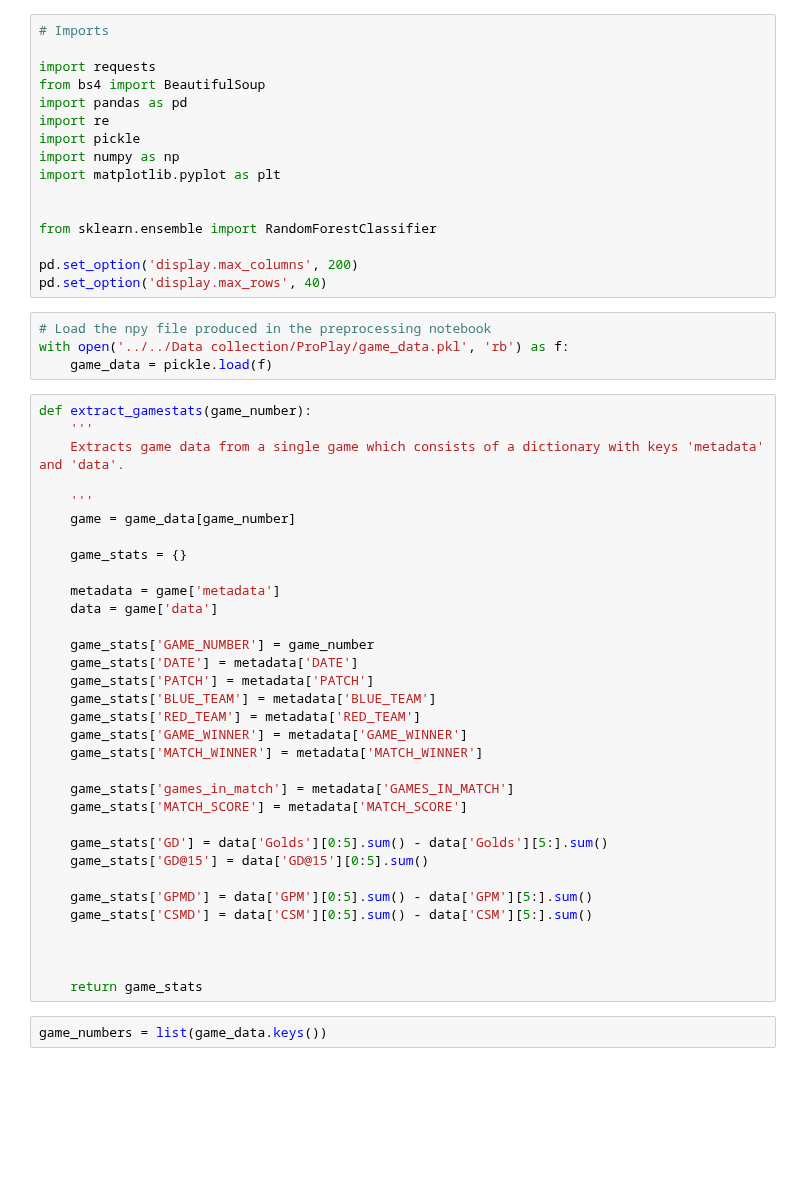
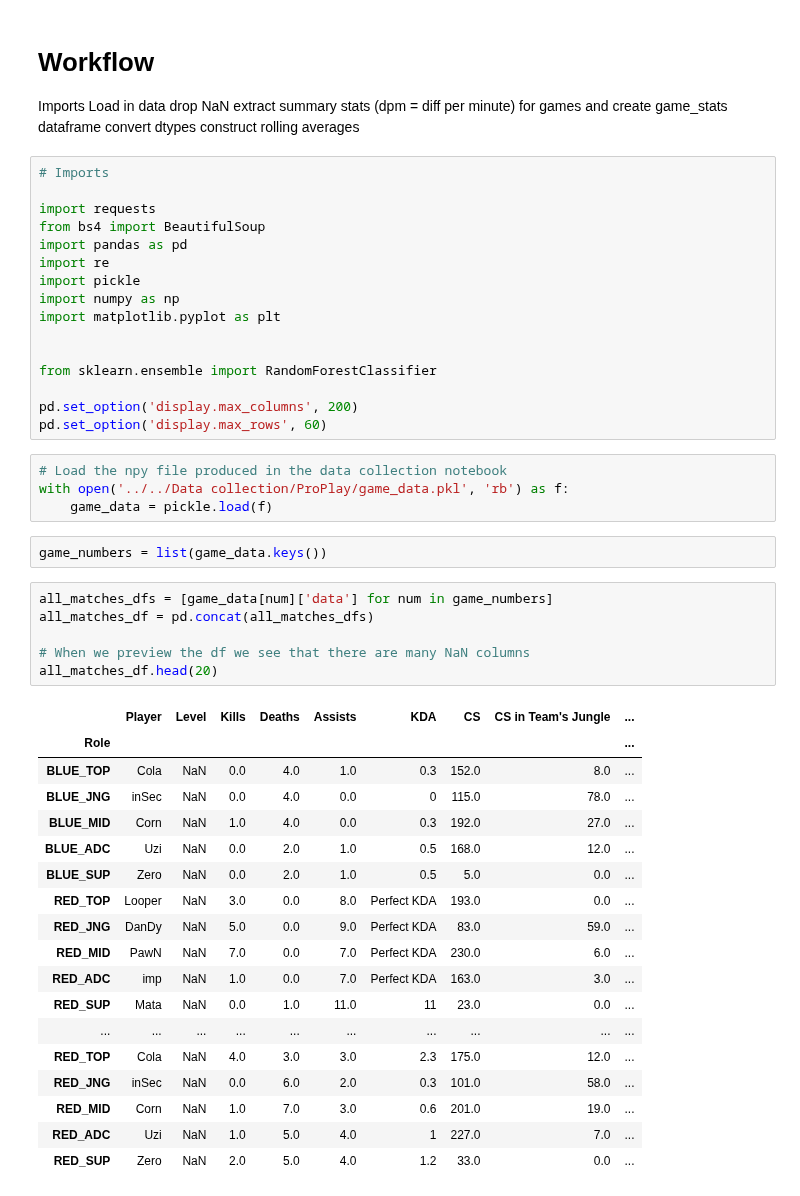
Before and after one commit to Mark-Bugden/League-of-Legends-Win-Prediction, a Jupyter notebook: Preprocessing/ProPlay/ProPlay_preprocessing.ipynb, the cells around one changed output. Cells and saved outputs as stored; diff of their text form; blank space fills up the shorter version.

```diff
--- a/Preprocessing/ProPlay/ProPlay_preprocessing.ipynb
+++ b/Preprocessing/ProPlay/ProPlay_preprocessing.ipynb
@@ -1,3 +1,12 @@
+# %% [markdown]
+# Workflow
+
+Imports
+Load in data
+drop NaN
+extract summary stats (dpm = diff per minute) for games and create game_stats dataframe
+convert dtypes
+construct rolling averages
 # %%
 # Imports
 
@@ -13,43 +22,35 @@ import matplotlib.pyplot as plt
 from sklearn.ensemble import RandomForestClassifier
 
 pd.set_option('display.max_columns', 200)
-pd.set_option('display.max_rows', 40)
+pd.set_option('display.max_rows', 60)
 # %%
-# Load the npy file produced in the preprocessing notebook
+# Load the npy file produced in the data collection notebook
 with open('../../Data collection/ProPlay/game_data.pkl', 'rb') as f:
     game_data = pickle.load(f)
-# %%
-def extract_gamestats(game_number):
-    '''
-    Extracts game data from a single game which consists of a dictionary with keys 'metadata' and 'data'.
-
-    '''
-    game = game_data[game_number]
-
-    game_stats = {}
-
-    metadata = game['metadata']
-    data = game['data']
-
-    game_stats['GAME_NUMBER'] = game_number
-    game_stats['DATE'] = metadata['DATE']
-    game_stats['PATCH'] = metadata['PATCH']
-    game_stats['BLUE_TEAM'] = metadata['BLUE_TEAM']
-    game_stats['RED_TEAM'] = metadata['RED_TEAM']
-    game_stats['GAME_WINNER'] = metadata['GAME_WINNER']
-    game_stats['MATCH_WINNER'] = metadata['MATCH_WINNER']
-
-    game_stats['games_in_match'] = metadata['GAMES_IN_MATCH']
-    game_stats['MATCH_SCORE'] = metadata['MATCH_SCORE']
-
-    game_stats['GD'] = data['Golds'][0:5].sum() - data['Golds'][5:].sum()
-    game_stats['GD@15'] = data['GD@15'][0:5].sum()
-
-    game_stats['GPMD'] = data['GPM'][0:5].sum() - data['GPM'][5:].sum()
-    game_stats['CSMD'] = data['CSM'][0:5].sum() - data['CSM'][5:].sum()
-
-
-
-    return game_stats
 # %%
 game_numbers = list(game_data.keys())
+# %%
+all_matches_dfs = [game_data[num]['data'] for num in game_numbers]
+all_matches_df = pd.concat(all_matches_dfs)
+
+# When we preview the df we see that there are many NaN columns
+all_matches_df.head(20)
+# %% [output]
+|  | Player | Level | Kills | Deaths | Assists | KDA | CS | CS in Team's Jungle | ... |
+| Role |  |  |  |  |  |  |  |  | ... |
+| BLUE_TOP | Cola | NaN | 0.0 | 4.0 | 1.0 | 0.3 | 152.0 | 8.0 | ... |
+| BLUE_JNG | inSec | NaN | 0.0 | 4.0 | 0.0 | 0 | 115.0 | 78.0 | ... |
+| BLUE_MID | Corn | NaN | 1.0 | 4.0 | 0.0 | 0.3 | 192.0 | 27.0 | ... |
+| BLUE_ADC | Uzi | NaN | 0.0 | 2.0 | 1.0 | 0.5 | 168.0 | 12.0 | ... |
+| BLUE_SUP | Zero | NaN | 0.0 | 2.0 | 1.0 | 0.5 | 5.0 | 0.0 | ... |
+| RED_TOP | Looper | NaN | 3.0 | 0.0 | 8.0 | Perfect KDA | 193.0 | 0.0 | ... |
+| RED_JNG | DanDy | NaN | 5.0 | 0.0 | 9.0 | Perfect KDA | 83.0 | 59.0 | ... |
+| RED_MID | PawN | NaN | 7.0 | 0.0 | 7.0 | Perfect KDA | 230.0 | 6.0 | ... |
+| RED_ADC | imp | NaN | 1.0 | 0.0 | 7.0 | Perfect KDA | 163.0 | 3.0 | ... |
+| RED_SUP | Mata | NaN | 0.0 | 1.0 | 11.0 | 11 | 23.0 | 0.0 | ... |
+| ... | ... | ... | ... | ... | ... | ... | ... | ... | ... |
+| RED_TOP | Cola | NaN | 4.0 | 3.0 | 3.0 | 2.3 | 175.0 | 12.0 | ... |
+| RED_JNG | inSec | NaN | 0.0 | 6.0 | 2.0 | 0.3 | 101.0 | 58.0 | ... |
+| RED_MID | Corn | NaN | 1.0 | 7.0 | 3.0 | 0.6 | 201.0 | 19.0 | ... |
+| RED_ADC | Uzi | NaN | 1.0 | 5.0 | 4.0 | 1 | 227.0 | 7.0 | ... |
+| RED_SUP | Zero | NaN | 2.0 | 5.0 | 4.0 | 1.2 | 33.0 | 0.0 | ... |
```
Also changed, not shown: parts of 30 cells of this notebook, 3 other files.
